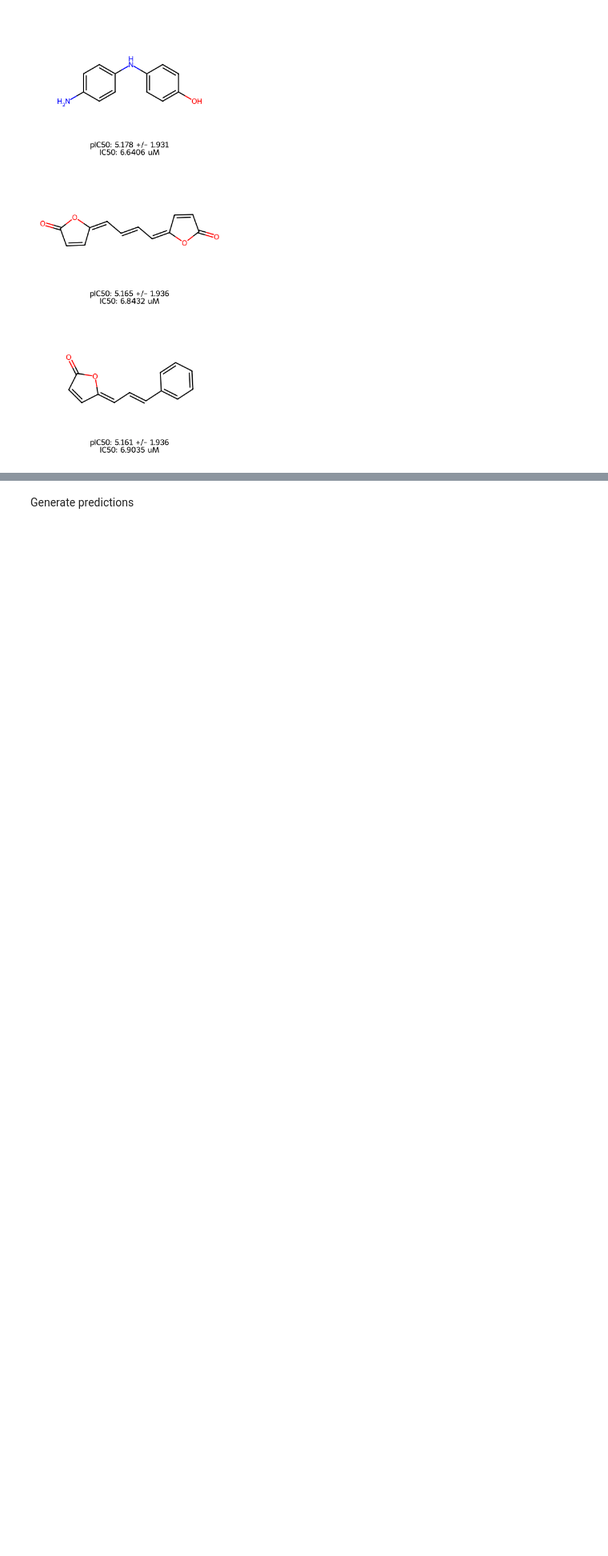
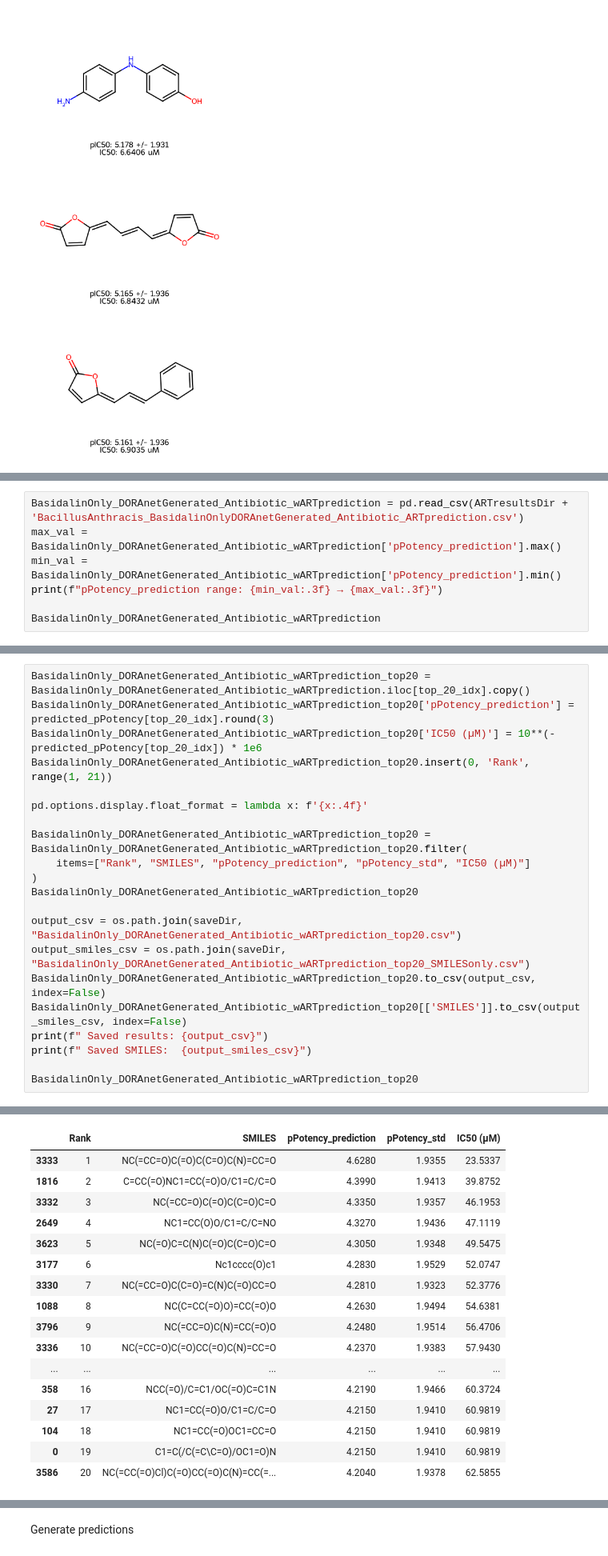
Before and after one commit to soumyadeepghosh35/DTRA_DrugDesign, a Jupyter notebook: DTRA_project_notebooks/Step3_MACAW_bacteria-BacillusAnthracis.ipynb, the cells around one changed output, grey strips where cells are left out. Shown at 80% size. Cells and saved outputs as stored; diff of their text form; blank space fills up the shorter version.

```diff
--- a/DTRA_project_notebooks/Step3_MACAW_bacteria-BacillusAnthracis.ipynb
+++ b/DTRA_project_notebooks/Step3_MACAW_bacteria-BacillusAnthracis.ipynb
@@ -1468,0 +1535,7 @@ Saved GIF: /mnt/data.ese/nfs/users/sghosh6/DTRA_project/MACAW/DrugDesignData/Res
+# %%
+BasidalinOnly_DORAnetGenerated_Antibiotic_wARTprediction = pd.read_csv(ARTresultsDir + 'BacillusAnthracis_BasidalinOnlyDORAnetGenerated_Antibiotic_ARTprediction.csv')
+max_val = BasidalinOnly_DORAnetGenerated_Antibiotic_wARTprediction['pPotency_prediction'].max()
+min_val = BasidalinOnly_DORAnetGenerated_Antibiotic_wARTprediction['pPotency_prediction'].min()
+print(f"pPotency_prediction range: {min_val:.3f} → {max_val:.3f}")
+
+BasidalinOnly_DORAnetGenerated_Antibiotic_wARTprediction
@@ -1468,0 +1578,22 @@ Saved GIF: /mnt/data.ese/nfs/users/sghosh6/DTRA_project/MACAW/DrugDesignData/Res
+# %%
+BasidalinOnly_DORAnetGenerated_Antibiotic_wARTprediction_top20 = BasidalinOnly_DORAnetGenerated_Antibiotic_wARTprediction.iloc[top_20_idx].copy()
+BasidalinOnly_DORAnetGenerated_Antibiotic_wARTprediction_top20['pPotency_prediction'] = predicted_pPotency[top_20_idx].round(3)
+BasidalinOnly_DORAnetGenerated_Antibiotic_wARTprediction_top20['IC50 (µM)'] = 10**(-predicted_pPotency[top_20_idx]) * 1e6
+BasidalinOnly_DORAnetGenerated_Antibiotic_wARTprediction_top20.insert(0, 'Rank', range(1, 21))
+
+pd.options.display.float_format = lambda x: f'{x:.4f}'
+
+BasidalinOnly_DORAnetGenerated_Antibiotic_wARTprediction_top20 = BasidalinOnly_DORAnetGenerated_Antibiotic_wARTprediction_top20.filter(
+    items=["Rank", "SMILES", "pPotency_prediction", "pPotency_std", "IC50 (µM)"]
+)
+BasidalinOnly_DORAnetGenerated_Antibiotic_wARTprediction_top20
+
+output_csv = os.path.join(saveDir, "BasidalinOnly_DORAnetGenerated_Antibiotic_wARTprediction_top20.csv")
+output_smiles_csv = os.path.join(saveDir, "BasidalinOnly_DORAnetGenerated_Antibiotic_wARTprediction_top20_SMILESonly.csv")
+BasidalinOnly_DORAnetGenerated_Antibiotic_wARTprediction_top20.to_csv(output_csv, index=False)
+BasidalinOnly_DORAnetGenerated_Antibiotic_wARTprediction_top20[['SMILES']].to_csv(output_smiles_csv, index=False)
+print(f" Saved results: {output_csv}")
+print(f" Saved SMILES:  {output_smiles_csv}")
+
+BasidalinOnly_DORAnetGenerated_Antibiotic_wARTprediction_top20
+# %% [output]
@@ -1468,0 +1602,17 @@ Saved GIF: /mnt/data.ese/nfs/users/sghosh6/DTRA_project/MACAW/DrugDesignData/Res
+|  | Rank | SMILES | pPotency_prediction | pPotency_std | IC50 (µM) |
+| 3333 | 1 | NC(=CC=O)C(=O)C(C=O)C(N)=CC=O | 4.6280 | 1.9355 | 23.5337 |
+| 1816 | 2 | C=CC(=O)NC1=CC(=O)O/C1=C/C=O | 4.3990 | 1.9413 | 39.8752 |
+| 3332 | 3 | NC(=CC=O)C(=O)C(C=O)C=O | 4.3350 | 1.9357 | 46.1953 |
+| 2649 | 4 | NC1=CC(O)O/C1=C/C=NO | 4.3270 | 1.9436 | 47.1119 |
+| 3623 | 5 | NC(=O)C=C(N)C(=O)C(C=O)C=O | 4.3050 | 1.9348 | 49.5475 |
+| 3177 | 6 | Nc1cccc(O)c1 | 4.2830 | 1.9529 | 52.0747 |
+| 3330 | 7 | NC(=CC=O)C(C=O)=C(N)C(=O)CC=O | 4.2810 | 1.9323 | 52.3776 |
+| 1088 | 8 | NC(C=CC(=O)O)=CC(=O)O | 4.2630 | 1.9494 | 54.6381 |
+| 3796 | 9 | NC(=CC=O)C(N)=CC(=O)O | 4.2480 | 1.9514 | 56.4706 |
+| 3336 | 10 | NC(=CC=O)C(=O)CC(=O)C(N)=CC=O | 4.2370 | 1.9383 | 57.9430 |
+| ... | ... | ... | ... | ... | ... |
+| 358 | 16 | NCC(=O)/C=C1/OC(=O)C=C1N | 4.2190 | 1.9466 | 60.3724 |
+| 27 | 17 | NC1=CC(=O)O/C1=C/C=O | 4.2150 | 1.9410 | 60.9819 |
+| 104 | 18 | NC1=CC(=O)OC1=CC=O | 4.2150 | 1.9410 | 60.9819 |
+| 0 | 19 | C1=C(/C(=C\C=O)/OC1=O)N | 4.2150 | 1.9410 | 60.9819 |
+| 3586 | 20 | NC(=CC(=O)Cl)C(=O)CC(=O)C(N)=CC(=... | 4.2040 | 1.9378 | 62.5855 |
```
Also changed, not shown: parts of 22 cells of this notebook.
